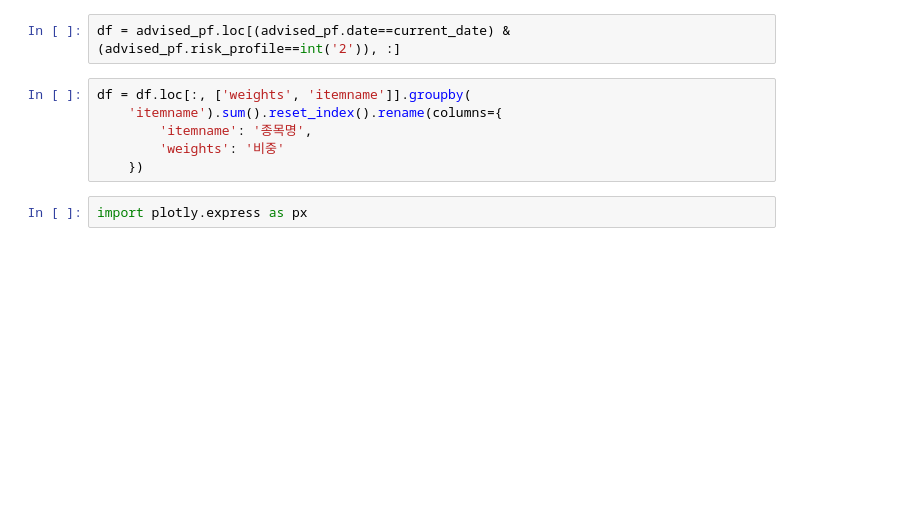
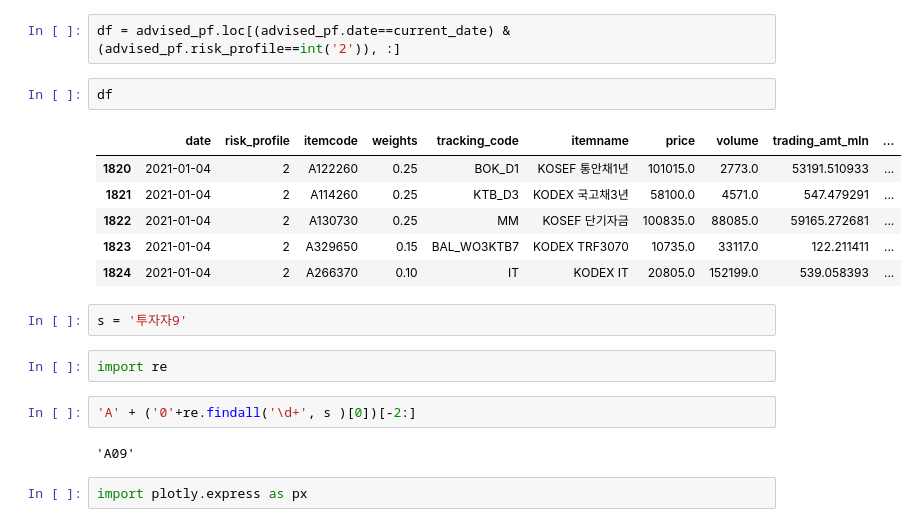
Before and after one commit to my2582/kisra, a Jupyter notebook: Untitled.ipynb, the cells around one changed output. Drawn from its saved outputs; the diff is of its cells as text; blank space fills up the shorter version.

```diff
--- a/Untitled.ipynb
+++ b/Untitled.ipynb
@@ -11,12 +11,23 @@ current_date
 '2021-01-04'
 # %%
 df = advised_pf.loc[(advised_pf.date==current_date) & (advised_pf.risk_profile==int('2')), :]
-# %%
-df = df.loc[:, ['weights', 'itemname']].groupby(
-    'itemname').sum().reset_index().rename(columns={
-        'itemname': '종목명',
-        'weights': '비중'
-    })
+# %%
+df
+# %% [output]
+|  | date | risk_profile | itemcode | weights | tracking_code | itemname | price | volume | trading_amt_mln | ... |
+| 1820 | 2021-01-04 | 2 | A122260 | 0.25 | BOK_D1 | KOSEF 통안채1년 | 101015.0 | 2773.0 | 53191.510933 | ... |
+| 1821 | 2021-01-04 | 2 | A114260 | 0.25 | KTB_D3 | KODEX 국고채3년 | 58100.0 | 4571.0 | 547.479291 | ... |
+| 1822 | 2021-01-04 | 2 | A130730 | 0.25 | MM | KOSEF 단기자금 | 100835.0 | 88085.0 | 59165.272681 | ... |
+| 1823 | 2021-01-04 | 2 | A329650 | 0.15 | BAL_WO3KTB7 | KODEX TRF3070 | 10735.0 | 33117.0 | 122.211411 | ... |
+| 1824 | 2021-01-04 | 2 | A266370 | 0.10 | IT | KODEX IT | 20805.0 | 152199.0 | 539.058393 | ... |
+# %%
+s = '투자자9'
+# %%
+import re
+# %%
+'A' + ('0'+re.findall('\d+', s )[0])[-2:]
+# %% [output]
+'A09'
 # %%
 import plotly.express as px
 # %%
```
Also changed, not shown: parts of 1 cell of this notebook, 4 other files.
